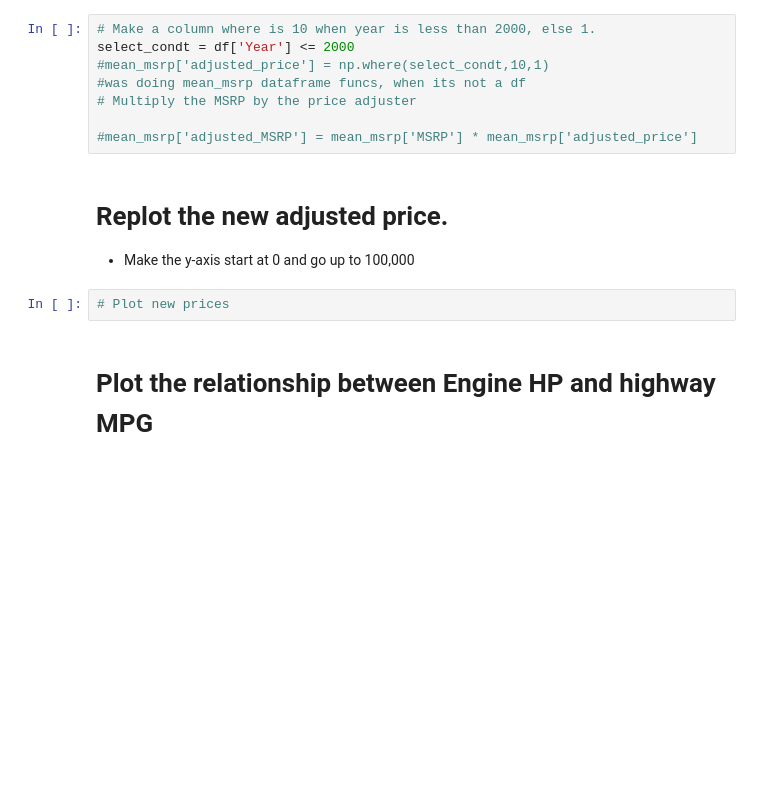
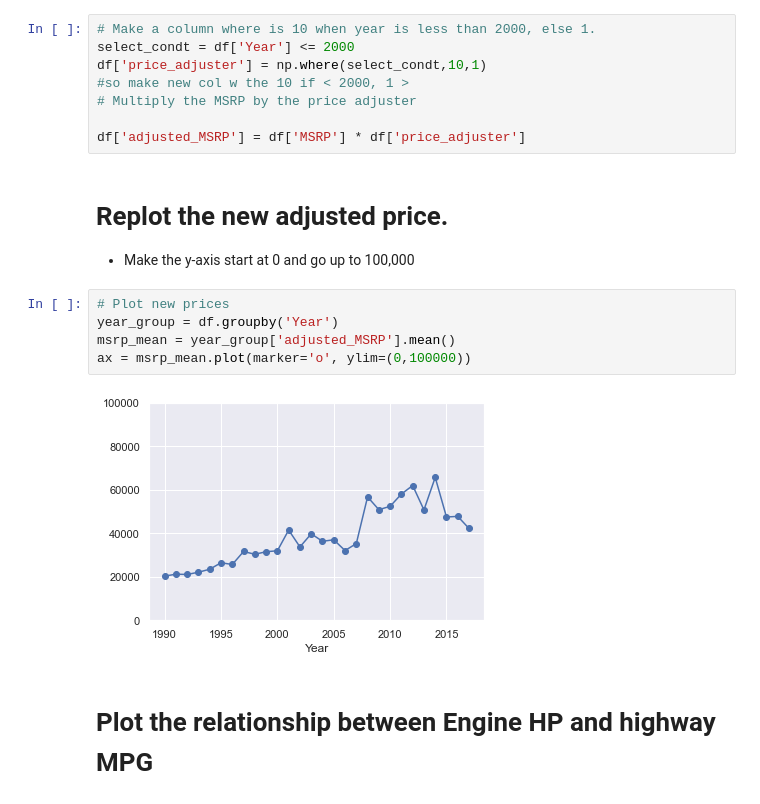
Before and after one commit to KevinDsouza03/my-fork-2023-fall-data-science-fridays, a Jupyter notebook: Week-02-Data-Viz-EDA/Exercise-KD.ipynb, the cells around one changed output. Drawn from its saved outputs; the diff is of its cells as text; blank space fills up the shorter version.

```diff
--- a/Week-02-Data-Viz-EDA/Exercise-KD.ipynb
+++ b/Week-02-Data-Viz-EDA/Exercise-KD.ipynb
@@ -176,16 +156,21 @@ Make a new column that is called `adjusted_price`, that contains all prices, how
 # %%
 # Make a column where is 10 when year is less than 2000, else 1.
 select_condt = df['Year'] <= 2000
-#mean_msrp['adjusted_price'] = np.where(select_condt,10,1)
-#was doing mean_msrp dataframe funcs, when its not a df
+df['price_adjuster'] = np.where(select_condt,10,1)
+#so make new col w the 10 if < 2000, 1 >
 # Multiply the MSRP by the price adjuster
 
-#mean_msrp['adjusted_MSRP'] = mean_msrp['MSRP'] * mean_msrp['adjusted_price']
+df['adjusted_MSRP'] = df['MSRP'] * df['price_adjuster']
 # %% [markdown]
 # Replot the new adjusted price.
 * Make the y-axis start at 0 and go up to 100,000
-# %%
-# Plot new prices
+# %%
+# Plot new prices
+year_group = df.groupby('Year')
+msrp_mean = year_group['adjusted_MSRP'].mean()
+ax = msrp_mean.plot(marker='o', ylim=(0,100000))
+# %% [output]
+[figure, added]
 # %% [markdown]
 # Plot the relationship between Engine HP and highway MPG
 # %%
```
Also changed, not shown: parts of 12 cells of this notebook.
